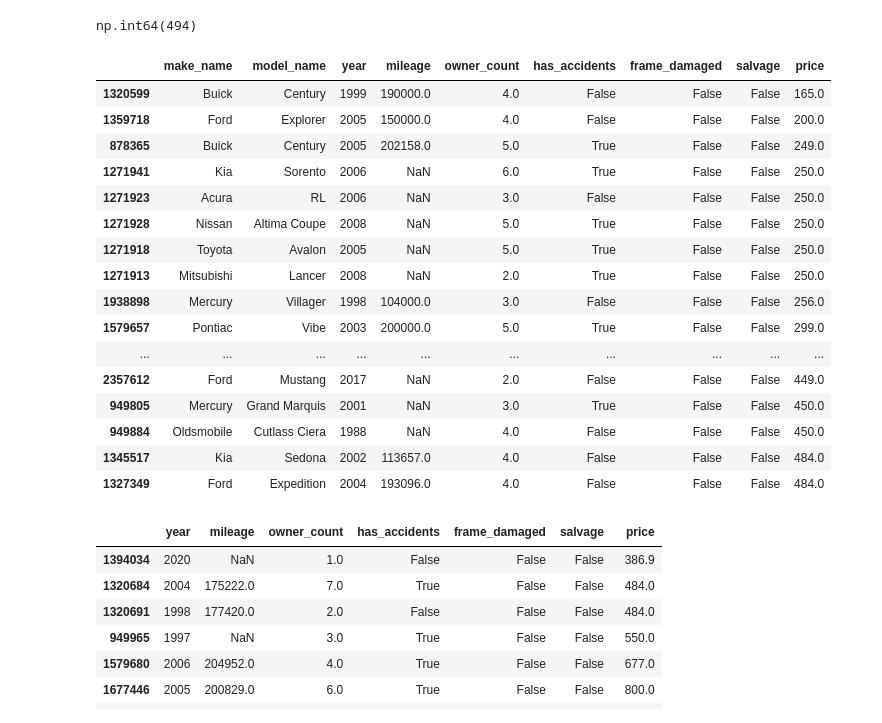
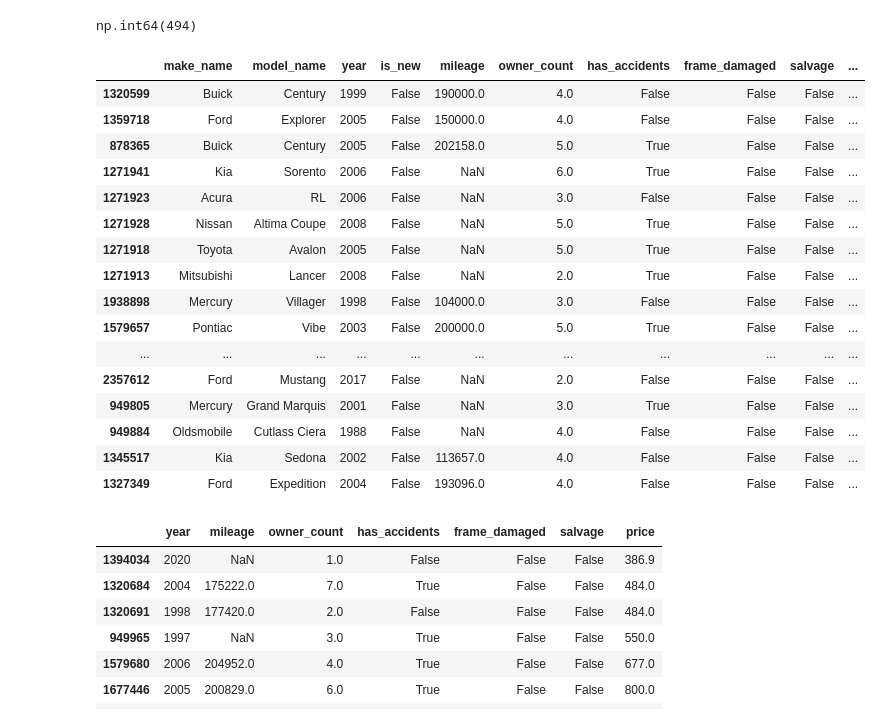
Before and after one commit to CaseyKiiza2026/vehicle-valuation-platform, a Jupyter notebook: notebooks/feature_engineering.ipynb, the cells around one changed output. Cells and saved outputs as stored; diff of their text form; code cells hidden in the pictures.

```diff
--- a/notebooks/feature_engineering.ipynb
+++ b/notebooks/feature_engineering.ipynb
@@ -166,38 +164,38 @@ np.int64(494)
 # %%
 df.loc[
     df["price"] < 1000,
     [
         "make_name",
         "model_name",
         "year",
-        "is_new"
+        "is_new",
         "mileage",
         "owner_count",
         "has_accidents",
         "frame_damaged",
         "salvage",
 
         "price"
     ]
 ].sort_values("price").head(30)
 # %% [output]
-|  | make_name | model_name | year | mileage | owner_count | has_accidents | frame_damaged | salvage | price |
-| 1320599 | Buick | Century | 1999 | 190000.0 | 4.0 | False | False | False | 165.0 |
-| 1359718 | Ford | Explorer | 2005 | 150000.0 | 4.0 | False | False | False | 200.0 |
-| 878365 | Buick | Century | 2005 | 202158.0 | 5.0 | True | False | False | 249.0 |
-| 1271941 | Kia | Sorento | 2006 | NaN | 6.0 | True | False | False | 250.0 |
-| 1271923 | Acura | RL | 2006 | NaN | 3.0 | False | False | False | 250.0 |
-| 1271928 | Nissan | Altima Coupe | 2008 | NaN | 5.0 | True | False | False | 250.0 |
-| 1271918 | Toyota | Avalon | 2005 | NaN | 5.0 | True | False | False | 250.0 |
-| 1271913 | Mitsubishi | Lancer | 2008 | NaN | 2.0 | True | False | False | 250.0 |
-| 1938898 | Mercury | Villager | 1998 | 104000.0 | 3.0 | False | False | False | 256.0 |
-| 1579657 | Pontiac | Vibe | 2003 | 200000.0 | 5.0 | True | False | False | 299.0 |
-| ... | ... | ... | ... | ... | ... | ... | ... | ... | ... |
-| 2357612 | Ford | Mustang | 2017 | NaN | 2.0 | False | False | False | 449.0 |
-| 949805 | Mercury | Grand Marquis | 2001 | NaN | 3.0 | True | False | False | 450.0 |
-| 949884 | Oldsmobile | Cutlass Ciera | 1988 | NaN | 4.0 | False | False | False | 450.0 |
-| 1345517 | Kia | Sedona | 2002 | 113657.0 | 4.0 | False | False | False | 484.0 |
-| 1327349 | Ford | Expedition | 2004 | 193096.0 | 4.0 | False | False | False | 484.0 |
+|  | make_name | model_name | year | is_new | mileage | owner_count | has_accidents | frame_damaged | salvage | ... |
+| 1320599 | Buick | Century | 1999 | False | 190000.0 | 4.0 | False | False | False | ... |
+| 1359718 | Ford | Explorer | 2005 | False | 150000.0 | 4.0 | False | False | False | ... |
+| 878365 | Buick | Century | 2005 | False | 202158.0 | 5.0 | True | False | False | ... |
+| 1271941 | Kia | Sorento | 2006 | False | NaN | 6.0 | True | False | False | ... |
+| 1271923 | Acura | RL | 2006 | False | NaN | 3.0 | False | False | False | ... |
+| 1271928 | Nissan | Altima Coupe | 2008 | False | NaN | 5.0 | True | False | False | ... |
+| 1271918 | Toyota | Avalon | 2005 | False | NaN | 5.0 | True | False | False | ... |
+| 1271913 | Mitsubishi | Lancer | 2008 | False | NaN | 2.0 | True | False | False | ... |
+| 1938898 | Mercury | Villager | 1998 | False | 104000.0 | 3.0 | False | False | False | ... |
+| 1579657 | Pontiac | Vibe | 2003 | False | 200000.0 | 5.0 | True | False | False | ... |
+| ... | ... | ... | ... | ... | ... | ... | ... | ... | ... | ... |
+| 2357612 | Ford | Mustang | 2017 | False | NaN | 2.0 | False | False | False | ... |
+| 949805 | Mercury | Grand Marquis | 2001 | False | NaN | 3.0 | True | False | False | ... |
+| 949884 | Oldsmobile | Cutlass Ciera | 1988 | False | NaN | 4.0 | False | False | False | ... |
+| 1345517 | Kia | Sedona | 2002 | False | 113657.0 | 4.0 | False | False | False | ... |
+| 1327349 | Ford | Expedition | 2004 | False | 193096.0 | 4.0 | False | False | False | ... |
 # %%
 comparison_Nissan=df.loc[(df["make_name"]== 'Nissan') &
                   (df["model_name"] == "Altima"),
```
Also changed, not shown: parts of 56 cells of this notebook, 1 other file.
